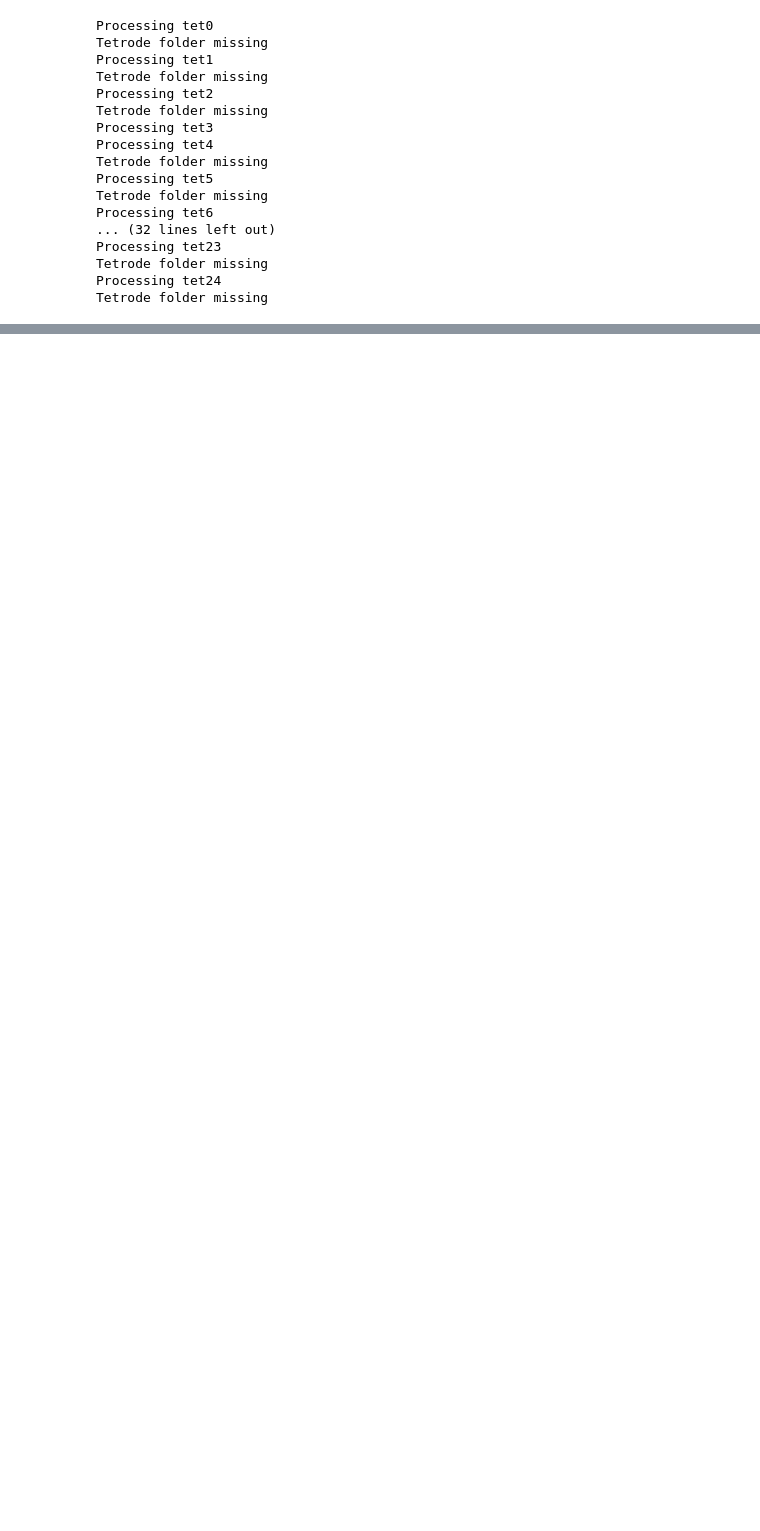
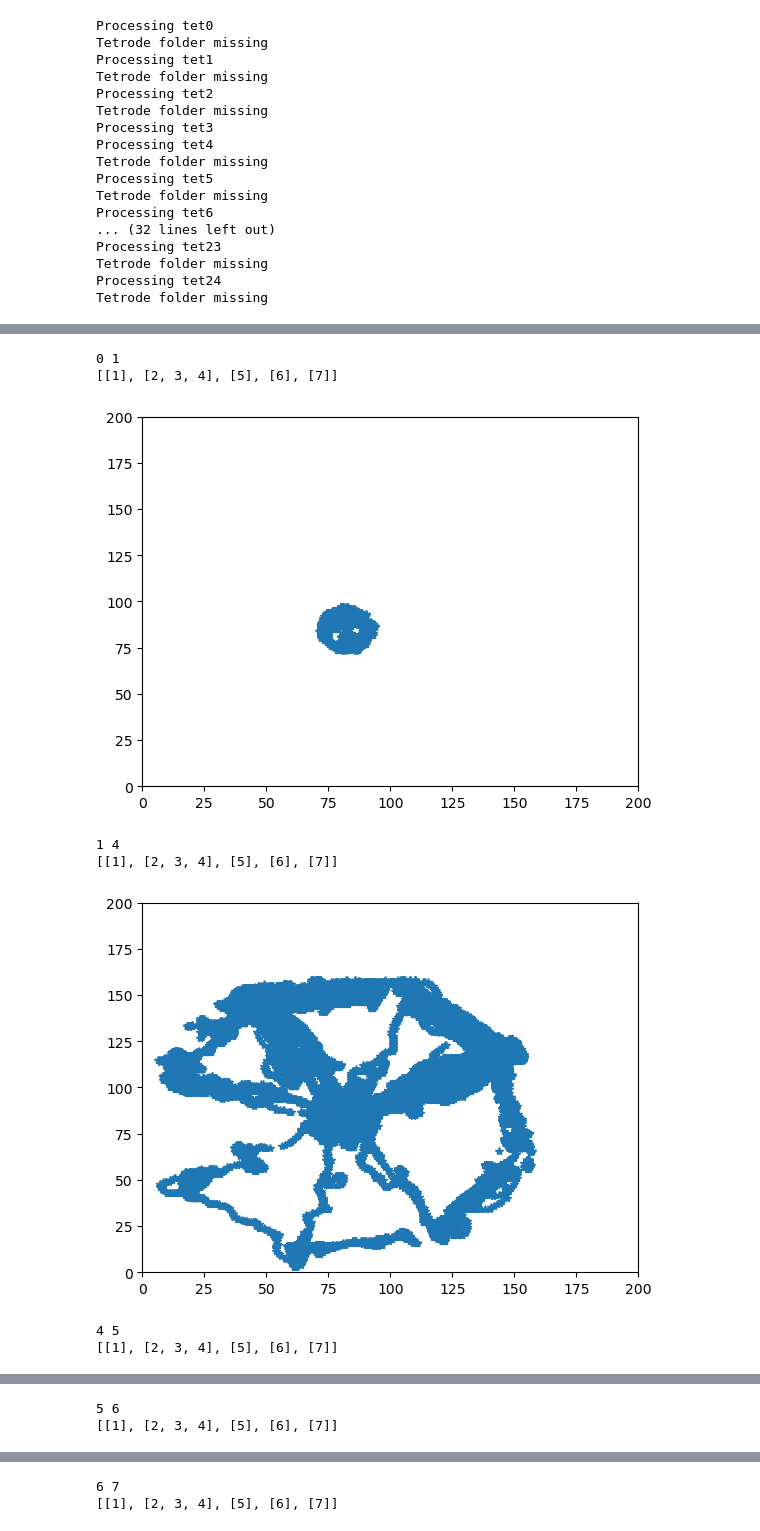
Before and after one commit to acumpelik/csicsvari_tools, a Jupyter notebook: phy_to_clu_res_andrea.ipynb, the cells around one changed output, grey strips where cells are left out. Saved outputs shown, nothing was run; the diff lists cells and outputs as text; code cells hidden in the pictures; blank space fills up the shorter version.

Commit message:
done with adapting Vlad's script. resampling, whl/res/clu splitting, des and des_full file saving.

```diff
--- a/phy_to_clu_res_andrea.ipynb
+++ b/phy_to_clu_res_andrea.ipynb
@@ -38,6 +39,6 @@ sample_rate_res_old=24000
 sample_rate_whl=39.0625
 sample_rate_res=20000
 
-downsample_res=sample_rate_res/sample_rate_res_old
+downsampled_res=sample_rate_res/sample_rate_res_old
 
 cell_ind=2
@@ -97,7 +101,7 @@ for tet_i in range(num_tetrodes):
                 and len(cluster_label)==2
                 ):
 
-                des.append(neurontype_i)
+                des.append(cluster_label)
 
                 # Append to des_full based on brain region
                 if tet_i<last_pfc_left:
@@ -252,0 +203,55 @@ with open(mbasedir+animal_name+'-'+date+'.des_full', 'w') as fp:
+# %%
+sort_arg=np.argsort(res)
+
+res=res[sort_arg]
+clu=clu[sort_arg]
+
+res_down=res*downsampled_res
+session_timestamps_down=session_timestamps*downsampled_res
+
+
+for i in range(len(session_idx)):
+
+    # Return the first and last recording of a session type
+    start_cut=session_idx[i][0]-1
+    end_cut=session_idx[i][-1]
+
+    index1=res_down<session_timestamps_down[end_cut]
+    index2=res_down>session_timestamps_down[start_cut]
+    #test=np.logical_and(index1,index2)
+    clu_temp=clu[np.logical_and(res_down<session_timestamps_down[end_cut],res_down>session_timestamps_down[start_cut])]
+    res_temp=res_down[np.logical_and(res_down<session_timestamps_down[end_cut],res_down>session_timestamps_down[start_cut])]
+
+    res_temp=res_temp-session_timestamps_down[start_cut]
+    clu_temp = np.insert(clu_temp, 0, cell_ind, axis=0)
+
+    np.savetxt(mbasedir+animal_name+'-'+date+'_'+session_names[i]+'.res', res_temp.astype(int), fmt='%i')
+    np.savetxt(mbasedir+animal_name+'-'+date+'_'+session_names[i]+'.clu', clu_temp.astype(int), fmt='%i')
+
+    start_whl=int(session_timestamps_down[start_cut]/sample_rate_res*sample_rate_whl)
+    end_whl=int(session_timestamps_down[end_cut]/sample_rate_res*sample_rate_whl)
+    whl_temp=whl_new[start_whl:end_whl]
+
+    np.savetxt(mbasedir+animal_name+'-'+date+'_'+session_names[i]+'.whl', whl_temp.astype(int), fmt='%i')
+
+    plt.plot(whl_temp[:,0],whl_temp[:,1],'*')
+    plt.xlim([0,200])
+    plt.ylim([0,200])
+    plt.show()
+
+
+
+with open(mbasedir+animal_name+'-'+date+'.des', 'w') as fp:
+    fp.write('\n'.join(des))
+
+with open(mbasedir+animal_name+'-'+date+'.des_full', 'w') as fp:
+    fp.write('\n'.join(des_full))
+# %% [output]
+0 1
+[[1], [2, 3, 4], [5], [6], [7]]
+[figure, added]
+1 4
+[[1], [2, 3, 4], [5], [6], [7]]
+[figure, added]
+4 5
+[[1], [2, 3, 4], [5], [6], [7]]
@@ -252,0 +259,2 @@ with open(mbasedir+animal_name+'-'+date+'.des_full', 'w') as fp:
+5 6
+[[1], [2, 3, 4], [5], [6], [7]]
@@ -252,0 +262,2 @@ with open(mbasedir+animal_name+'-'+date+'.des_full', 'w') as fp:
+6 7
+[[1], [2, 3, 4], [5], [6], [7]]
```
Also changed, not shown: parts of 6 cells of this notebook.
